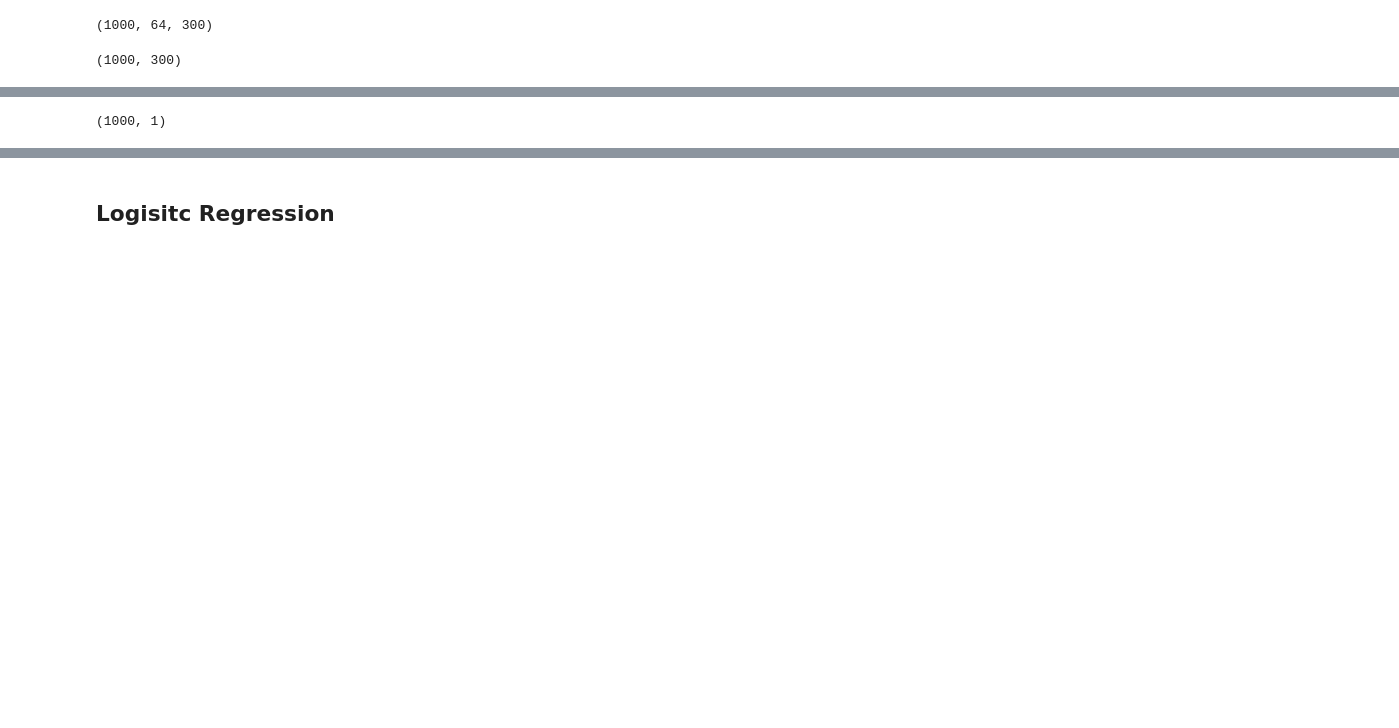
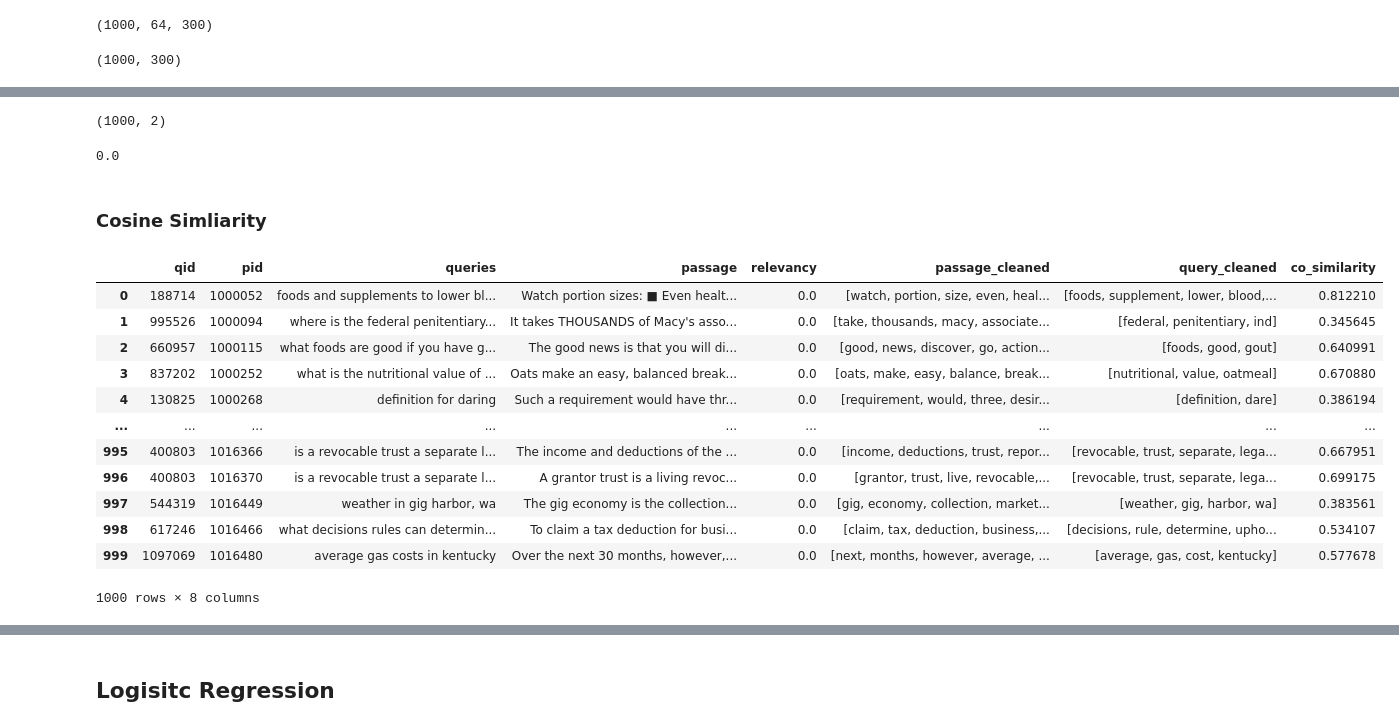
Before and after one commit to Minjae97/IR_CW2, a Jupyter notebook: Subtask1&2&3.ipynb, the cells around one changed output, grey strips where cells are left out. Drawn from its saved outputs; the diff is of its cells as text; code cells hidden in the pictures; blank space fills up the shorter version.

```diff
--- a/Subtask1&2&3.ipynb
+++ b/Subtask1&2&3.ipynb
@@ -535,12 +499,44 @@ def cosine_sim_formula(a, b):
 # %%
-x_train = np.zeros((average_query_vectors_train.shape[0], 1))
-x_train_val = np.zeros((average_query_vectors_val.shape[0], 1))
+x_train = np.zeros((average_query_vectors_train.shape[0], num_of_features))
+x_val = np.zeros((average_query_vectors_val.shape[0], num_of_features))
 x_train.shape
 # %% [output]
-(1000, 1)
+(1000, 2)
+# %%
+x_train[0][0]
+# %% [output]
+0.0
+# %% [markdown]
+### Cosine Simliarity
+# %%
+def cosine_sim_formula(a, b):
+    cos_sim = np.dot(a, b)/(np.linalg.norm(a)*np.linalg.norm(b))
+    if np.isnan(cos_sim):
+        cos_sim = 0
+    return cos_sim
 # %%
 for i in range(x_train.shape[0]):
     query_vector = average_query_vectors_train[i]
     passage_vector = average_document_vectors_train[i]
-    x_train[i] = cosine_sim_formula(query_vector, passage_vector)
+    x_train[i][0] = cosine_sim_formula(query_vector, passage_vector)
+    if np.isnan(x_train[i][0]):
+        x_train[i][0] = 0
+# %%
+train_data['co_similarity'] = x_train[:,0]
+# %%
+train_data
+# %% [output]
+|  | qid | pid | queries | passage | relevancy | passage_cleaned | query_cleaned | co_similarity |
+| 0 | 188714 | 1000052 | foods and supplements to lower bl... | Watch portion sizes: ■ Even healt... | 0.0 | [watch, portion, size, even, heal... | [foods, supplement, lower, blood,... | 0.812210 |
+| 1 | 995526 | 1000094 | where is the federal penitentiary... | It takes THOUSANDS of Macy's asso... | 0.0 | [take, thousands, macy, associate... | [federal, penitentiary, ind] | 0.345645 |
+| 2 | 660957 | 1000115 | what foods are good if you have g... | The good news is that you will di... | 0.0 | [good, news, discover, go, action... | [foods, good, gout] | 0.640991 |
+| 3 | 837202 | 1000252 | what is the nutritional value of ... | Oats make an easy, balanced break... | 0.0 | [oats, make, easy, balance, break... | [nutritional, value, oatmeal] | 0.670880 |
+| 4 | 130825 | 1000268 | definition for daring | Such a requirement would have thr... | 0.0 | [requirement, would, three, desir... | [definition, dare] | 0.386194 |
+| ... | ... | ... | ... | ... | ... | ... | ... | ... |
+| 995 | 400803 | 1016366 | is a revocable trust a separate l... | The income and deductions of the ... | 0.0 | [income, deductions, trust, repor... | [revocable, trust, separate, lega... | 0.667951 |
+| 996 | 400803 | 1016370 | is a revocable trust a separate l... | A grantor trust is a living revoc... | 0.0 | [grantor, trust, live, revocable,... | [revocable, trust, separate, lega... | 0.699175 |
+| 997 | 544319 | 1016449 | weather in gig harbor, wa | The gig economy is the collection... | 0.0 | [gig, economy, collection, market... | [weather, gig, harbor, wa] | 0.383561 |
+| 998 | 617246 | 1016466 | what decisions rules can determin... | To claim a tax deduction for busi... | 0.0 | [claim, tax, deduction, business,... | [decisions, rule, determine, upho... | 0.534107 |
+| 999 | 1097069 | 1016480 | average gas costs in kentucky | Over the next 30 months, however,... | 0.0 | [next, months, however, average, ... | [average, gas, cost, kentucky] | 0.577678 |
+1000 rows × 8 columns
 # %%
```
Also changed, not shown: parts of 98 cells of this notebook, 2 other files.
